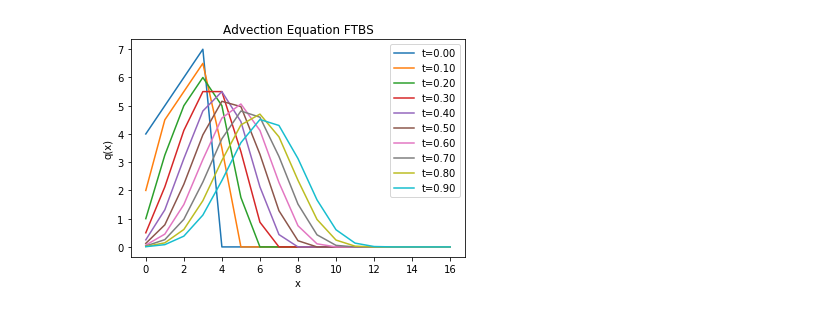
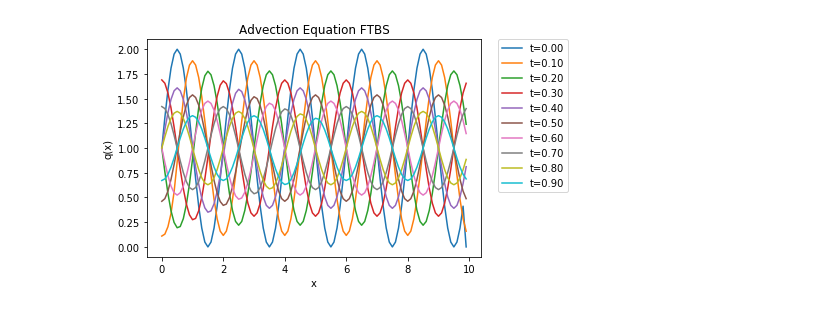
Before and after one commit to CathieWells/Numerics_Assignment_CAW, a Jupyter notebook: Advection_version3.ipynb, the cells around one changed output. Saved outputs shown, nothing was run; the diff lists cells and outputs as text; code cells hidden in the pictures.

```diff
--- a/Advection_version3.ipynb
+++ b/Advection_version3.ipynb
@@ -136,34 +230,98 @@ array([[2.        , 0.        , 0.        , 0.        , 0.        ,
 # %%
-#Import necessary modules.
+
+    ##Import necessary modules.
 import numpy as np
+from numpy import sin
+from tabulate import tabulate
 import matplotlib.pyplot as plt
 #Create function to call in initial values for q and elements for Courant number.
-def drwFTBS(initial_array,diffx,difft,windspeed,time):
+#n is number of data points in space, with diffx being the distance between these values.
+#m is number of data points in time, with difft being the time interval between these values.
+#windspeed is considered as constant in this model.
+#in_cond allows the person calling the function to specify what initial data to use.
+def drwFTBS(n,m,diffx,difft,windspeed,in_cond):
+#Generate x values for graph.
+    x=np.arange(0,diffx*(n),diffx)
+#Apply the initial function to the values of x at t=0.
+    initial_array=in_cond(x)
 #Calculate Courant number.
     c=difft*windspeed/diffx
-#Work out how much data can be generated, based on amount in input.
-    n=len(initial_array)
-    m=int(time/difft+1)
 #Set up array of zeros to fill.
+    q=np.zeros((m,n))
+#Place the initial conditions in the top row of the array.
+    for i in range (0,n-1):
+        q[0][i]=initial_array[i]
     q=np.zeros((m,n))
 #Generate data based on FTBS scheme.
     for i in range (0,n-1):
         q[0][i]=initial_array[i]
     for h in range (1,m):
         q[h][0]=q[h-1][0]-c*(q[h-1][0]-q[h-1][n-1])
         for j in range (1,n):
             q[h][j]=q[h-1][j]-c*(q[h-1][j]-q[h-1][j-1])
-#Generate x values for graph.
-    x=np.arange(0,diffx*(n),diffx)
 #Plot model.
-    for w in range (0,m-1):
-        plt.plot(x,q[w],label='t='+("%.2f"%(w*difft)))
-    plt.legend()
+    for w in range (0,int(m/10)):
+        plt.plot(x,q[10*w],label='t='+("%.2f"%(10*w*difft)))
+    plt.legend(bbox_to_anchor=(1.05, 1), loc=2, borderaxespad=0.)
     plt.xlabel('x')
     plt.ylabel('q(x)')
     plt.title('Advection Equation FTBS')
     plt.show()
+
+#Generate matrix of analytical results.
+    Q=np.zeros((m,n))
+    for i in range (0,n-1):
+        Q[0][i]=initial_array[i]
+    for h in range(1,m-1):
+        for j in range(0,n-1):
+            Q[h][j]=in_cond(diffx*j-windspeed*difft*h)
+#Plot graph to compare analytic and modelled results for quartile 1:
+    Quartile_1=int(m/4)
+    plt.plot(x,q[Quartile_1],label="Modelled advection")
+    plt.plot(x,Q[Quartile_1],label="Analytic advection")
+    plt.legend(bbox_to_anchor=(1.05, 1), loc=2, borderaxespad=0.)
+    plt.xlabel('x')
+    plt.ylabel('Concentration')
+    plt.title('Advection Equation FTBS for t='+str(Quartile_1*difft)+'s')
+    plt.show()
+#Plot graph to compare analytic and modelled results for quartile 2:
+    Quartile_2=int(m/2)
+    plt.plot(x,q[Quartile_2],label="Modelled advection")
+    plt.plot(x,Q[Quartile_2],label="Analytic advection")
+    plt.legend(bbox_to_anchor=(1.05, 1), loc=2, borderaxespad=0.)
+    plt.xlabel('x')
+    plt.ylabel('Concentration')
+    plt.title('Advection Equation FTBS for t='+str(Quartile_2*difft)+'s')
+    plt.show()
+#Plot graph to compare analytic and modelled results for quartile 3:
+    Quartile_3=int(3*m/4)
+    plt.plot(x,q[Quartile_3],label="Modelled advection")
+    plt.plot(x,Q[Quartile_3],label="Analytic advection")
+    plt.legend(bbox_to_anchor=(1.05, 1), loc=2, borderaxespad=0.)
+    plt.xlabel('x')
+    plt.ylabel('Concentration')
+    plt.title('Advection Equation FTBS for t='+str(Quartile_3*difft)+'s')
+    plt.show()
+#Set up error arrays.
+    E1=np.array([abs(q[Quartile_1]-Q[Quartile_1])])
+    E2=np.array([abs(q[Quartile_2]-Q[Quartile_2])])
+    E3=np.array([abs(q[Quartile_3]-Q[Quartile_3])])
+#Find L1 error norm using each node at these three times.
+    L1_error_Q1=np.sum(E1*diffx)/np.sum(Q[Quartile_1]*diffx)
+    L1_error_Q2=np.sum(E2*diffx)/np.sum(Q[Quartile_2]*diffx)
+    L1_error_Q3=np.sum(E3*diffx)/np.sum(Q[Quartile_3]*diffx)
+    L1_error=[(L1_error_Q1).round(3),(L1_error_Q2).round(3),(L1_error_Q3).round(3)]
+#Find root mean square error at each node at these three times.
+    L2_error_Q1=(np.sqrt(np.sum(E1**2*diffx)))/(np.sqrt(np.sum(Q[Quartile_1]**2*diffx)))
+    L2_error_Q2=(np.sqrt(np.sum(E2**2*diffx)))/(np.sqrt(np.sum(Q[Quartile_2]**2*diffx)))
+    L2_error_Q3=(np.sqrt(np.sum(E3**2*diffx)))/(np.sqrt(np.sum(Q[Quartile_3]**2*diffx)))
+    L2_error=[(L2_error_Q1),(L2_error_Q2),(L2_error_Q3)]
+#Output these as a table.
+    time=[Quartile_1*difft,Quartile_2*difft,Quartile_3*difft]
+    table=zip(time,L1_error,L2_error)
+    print(tabulate(table, headers=["Time", "L1 error", "L2 error"],floatfmt=".3f",tablefmt='orgtbl'))
     return
-drwFTBS([4,5,6,7,0,0,0,0,0,0,0,0,0,0,0,0,0],1,0.1,5,1)
+drwFTBS(100,100,0.1,0.01,5,lambda x:(sin(np.pi*x)+1))
+drwFTBS(100,100,0.1,0.01,5,lambda x: np.heaviside(-(x-3),1)-np.heaviside(-(x-2),1))
 # %% [output]
-[figure, old version]
+[figure, new version]
```
Also changed, not shown: parts of 13 cells of this notebook.
